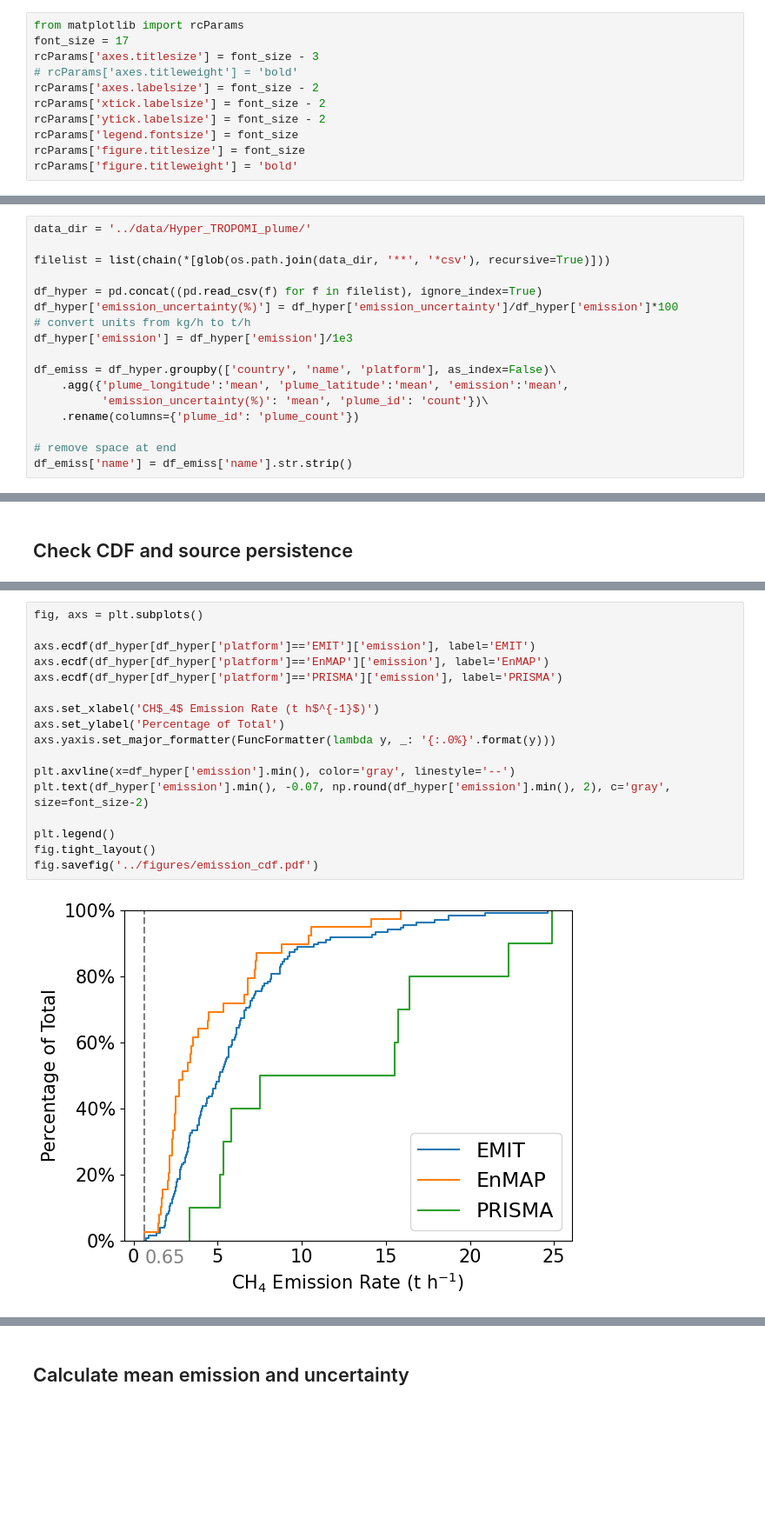
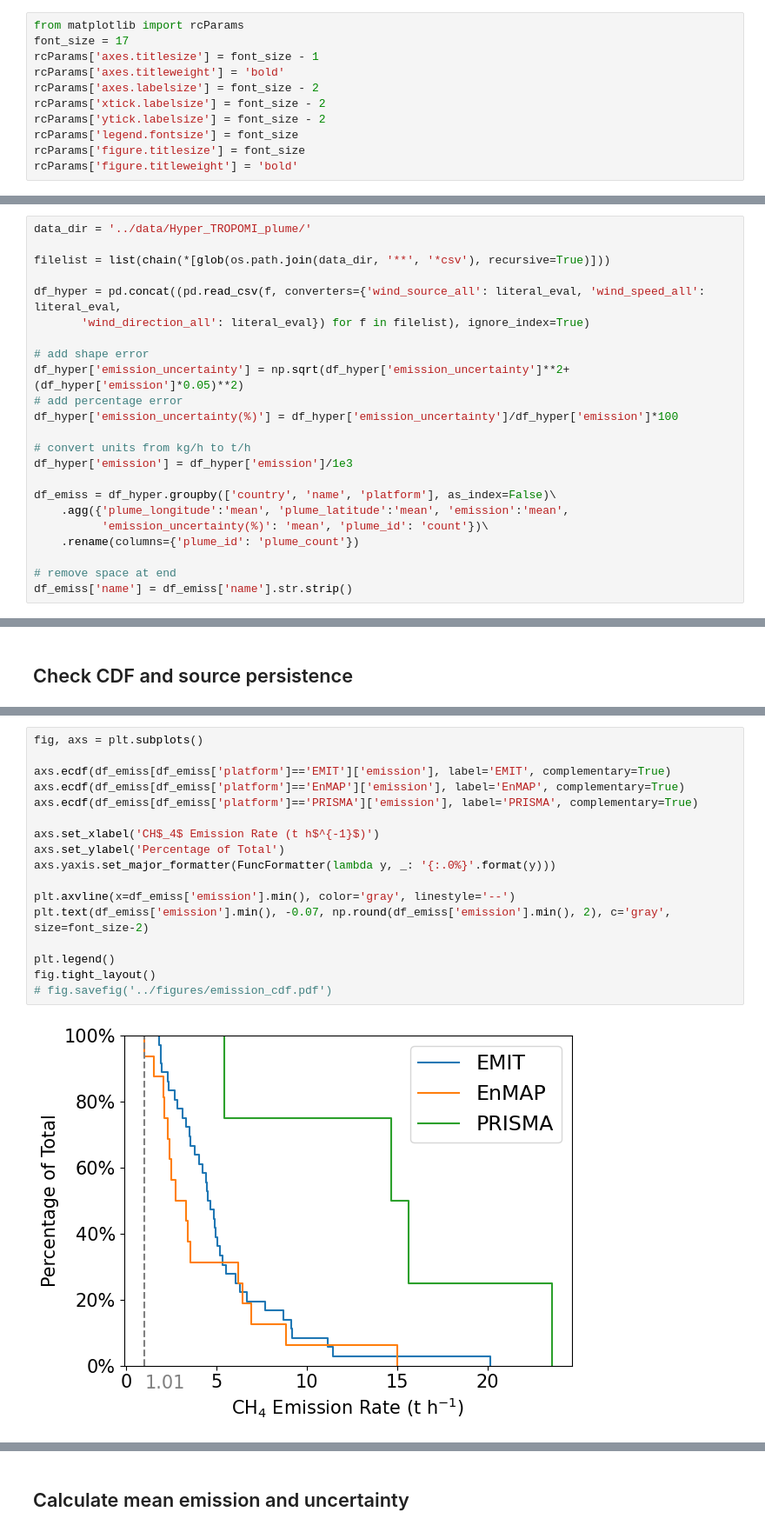
Before and after one commit to zxdawn/Hyper-Landfill, a Jupyter notebook: notebooks/emission_summary.ipynb, the cells around one changed output, grey strips where cells are left out. Shown at 87% size. Cells and saved outputs as stored; diff of their text form; blank space fills up the shorter version.

```diff
--- a/notebooks/emission_summary.ipynb
+++ b/notebooks/emission_summary.ipynb
@@ -14,8 +15,8 @@ from matplotlib.ticker import FuncFormatter
 # %%
 from matplotlib import rcParams
 font_size = 17
-rcParams['axes.titlesize'] = font_size - 3
-# rcParams['axes.titleweight'] = 'bold'
+rcParams['axes.titlesize'] = font_size - 1
+rcParams['axes.titleweight'] = 'bold'
 rcParams['axes.labelsize'] = font_size - 2
 rcParams['xtick.labelsize'] = font_size - 2
 rcParams['ytick.labelsize'] = font_size - 2
@@ -33,8 +35,14 @@ data_dir = '../data/Hyper_TROPOMI_plume/'
 
 filelist = list(chain(*[glob(os.path.join(data_dir, '**', '*csv'), recursive=True)]))
 
-df_hyper = pd.concat((pd.read_csv(f) for f in filelist), ignore_index=True)
+df_hyper = pd.concat((pd.read_csv(f, converters={'wind_source_all': literal_eval, 'wind_speed_all': literal_eval,
+       'wind_direction_all': literal_eval}) for f in filelist), ignore_index=True)
+
+# add shape error
+df_hyper['emission_uncertainty'] = np.sqrt(df_hyper['emission_uncertainty']**2+(df_hyper['emission']*0.05)**2)
+# add percentage error
 df_hyper['emission_uncertainty(%)'] = df_hyper['emission_uncertainty']/df_hyper['emission']*100
+
 # convert units from kg/h to t/h
 df_hyper['emission'] = df_hyper['emission']/1e3
 
@@ -82,22 +218,22 @@ df_emiss['ratio'] = df_emiss['plume_count']/df_emiss['overpass']
 # %%
 fig, axs = plt.subplots()
 
-axs.ecdf(df_hyper[df_hyper['platform']=='EMIT']['emission'], label='EMIT')
-axs.ecdf(df_hyper[df_hyper['platform']=='EnMAP']['emission'], label='EnMAP')
-axs.ecdf(df_hyper[df_hyper['platform']=='PRISMA']['emission'], label='PRISMA')
+axs.ecdf(df_emiss[df_emiss['platform']=='EMIT']['emission'], label='EMIT', complementary=True)
+axs.ecdf(df_emiss[df_emiss['platform']=='EnMAP']['emission'], label='EnMAP', complementary=True)
+axs.ecdf(df_emiss[df_emiss['platform']=='PRISMA']['emission'], label='PRISMA', complementary=True)
 
 axs.set_xlabel('CH$_4$ Emission Rate (t h$^{-1}$)')
 axs.set_ylabel('Percentage of Total')
 axs.yaxis.set_major_formatter(FuncFormatter(lambda y, _: '{:.0%}'.format(y)))
 
-plt.axvline(x=df_hyper['emission'].min(), color='gray', linestyle='--')
-plt.text(df_hyper['emission'].min(), -0.07, np.round(df_hyper['emission'].min(), 2), c='gray', size=font_size-2)
+plt.axvline(x=df_emiss['emission'].min(), color='gray', linestyle='--')
+plt.text(df_emiss['emission'].min(), -0.07, np.round(df_emiss['emission'].min(), 2), c='gray', size=font_size-2)
 
 plt.legend()
 fig.tight_layout()
-fig.savefig('../figures/emission_cdf.pdf')
+# fig.savefig('../figures/emission_cdf.pdf')
 # %% [output]
-[figure, old version]
+[figure, new version]
 # %%
 fig, axs = plt.subplots()
 plt.scatter(df_emiss[df_emiss['platform']=='EnMAP']['ratio'], df_emiss[df_emiss['platform']=='EnMAP']['emission'], label='EnMAP')
```
Also changed, not shown: parts of 26 cells of this notebook.
